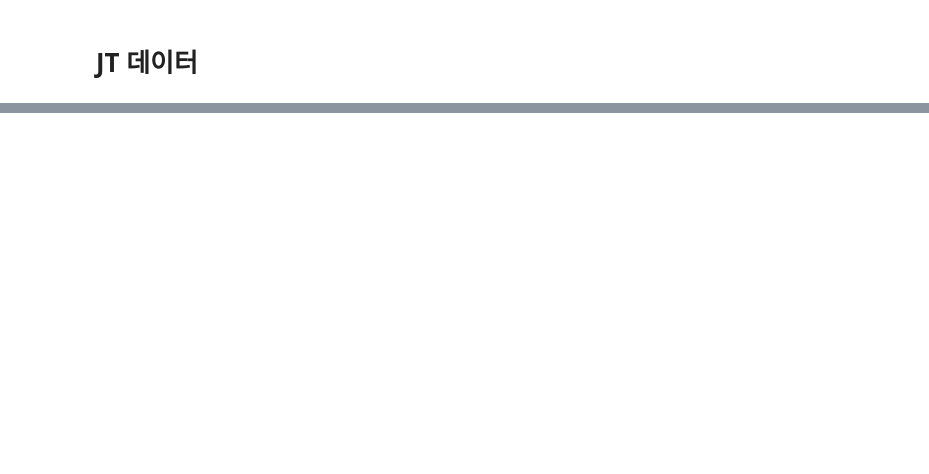
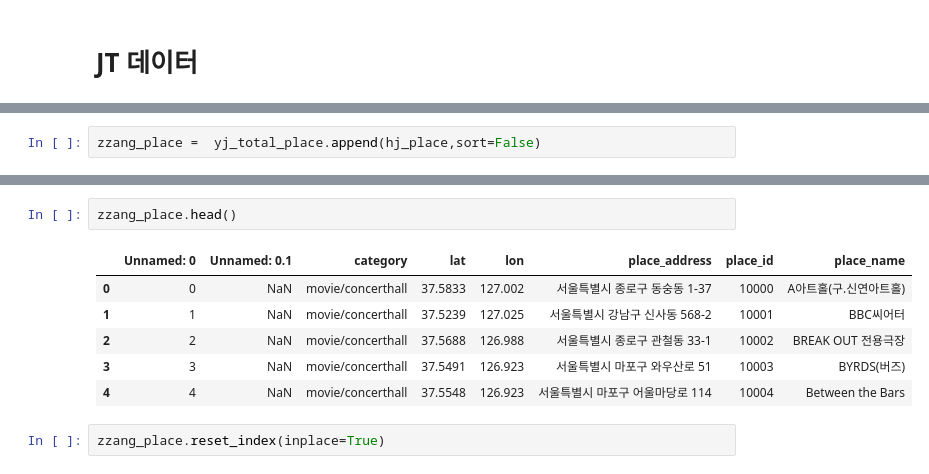
Before and after one commit to BigDataCampus/fresh, a Jupyter notebook: DataMakefile.ipynb, the cells around one changed output, grey strips where cells are left out. Cells and saved outputs as stored; diff of their text form; blank space fills up the shorter version.

```diff
--- a/DataMakefile.ipynb
+++ b/DataMakefile.ipynb
@@ -109,0 +197,2 @@ jt_subway = pd.read_csv('')
+# %%
+zzang_place =  yj_total_place.append(hj_place,sort=False)
@@ -109,0 +345,11 @@ jt_subway = pd.read_csv('')
+# %%
+zzang_place.head()
+# %% [output]
+|  | Unnamed: 0 | Unnamed: 0.1 | category | lat | lon | place_address | place_id | place_name |
+| 0 | 0 | NaN | movie/concerthall | 37.5833 | 127.002 | 서울특별시 종로구 동숭동 1-37 | 10000 | A아트홀(구.신연아트홀) |
+| 1 | 1 | NaN | movie/concerthall | 37.5239 | 127.025 | 서울특별시 강남구 신사동 568-2 | 10001 | BBC씨어터 |
+| 2 | 2 | NaN | movie/concerthall | 37.5688 | 126.988 | 서울특별시 종로구 관철동 33-1 | 10002 | BREAK OUT 전용극장 |
+| 3 | 3 | NaN | movie/concerthall | 37.5491 | 126.923 | 서울특별시 마포구 와우산로 51 | 10003 | BYRDS(버즈) |
+| 4 | 4 | NaN | movie/concerthall | 37.5548 | 126.923 | 서울특별시 마포구 어울마당로 114 | 10004 | Between the Bars |
+# %%
+zzang_place.reset_index(inplace=True)
```
Also changed, not shown: parts of 32 cells of this notebook, 1 other file.
